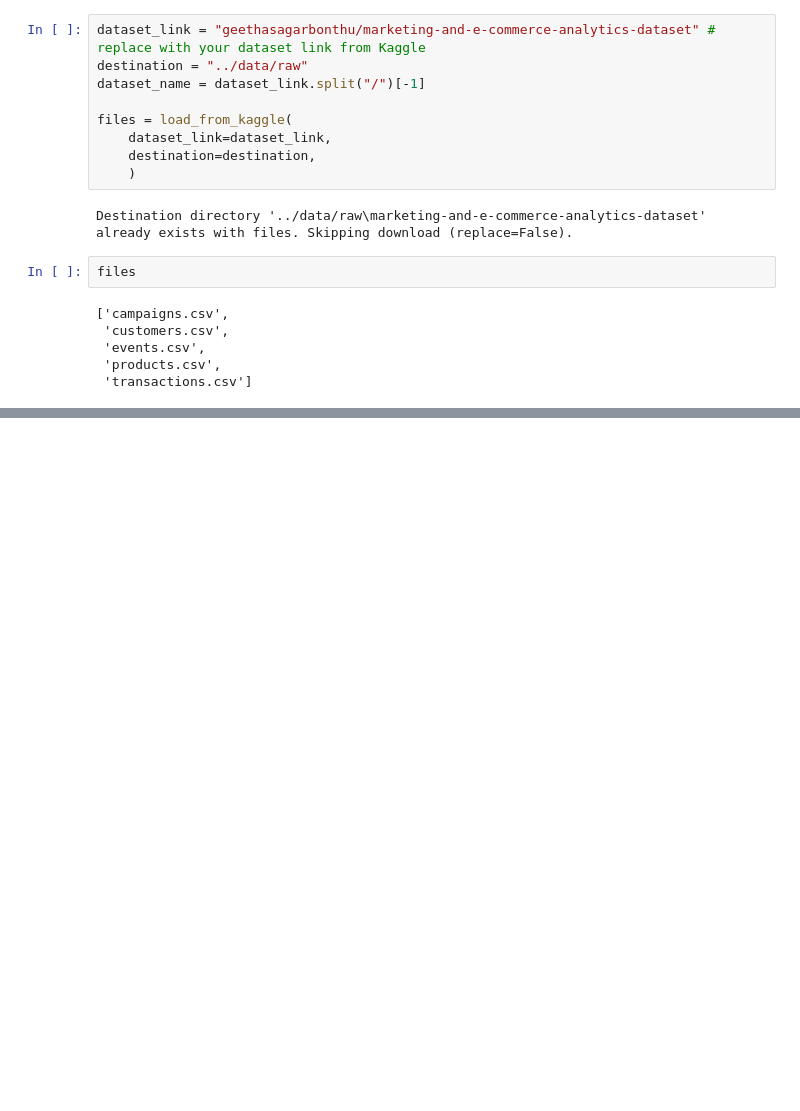
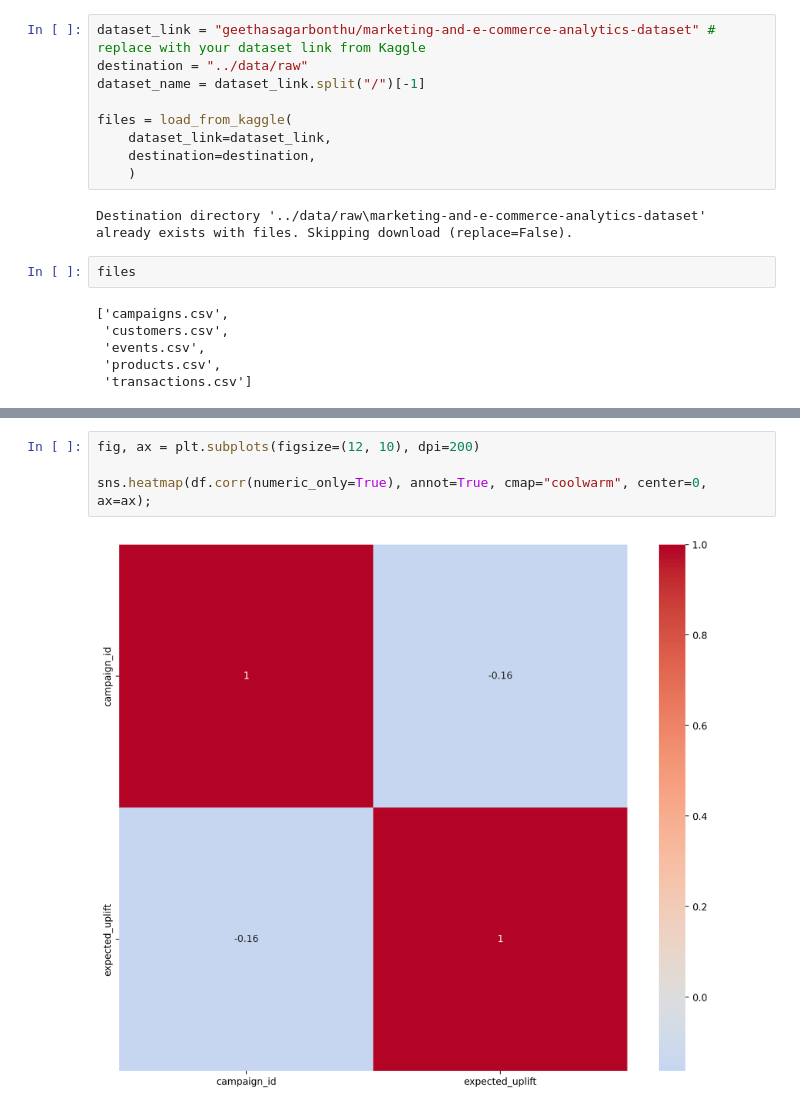
Before and after one commit to soldatkosv39-cpu/Svitlana-Soldatko, a Jupyter notebook: notebooks/01_E-Commerce Analytics.ipynb, the cells around one changed output, grey strips where cells are left out. Cells and saved outputs as stored; diff of their text form; blank space fills up the shorter version.

```diff
--- a/notebooks/01_E-Commerce Analytics.ipynb
+++ b/notebooks/01_E-Commerce Analytics.ipynb
@@ -121,3 +121,9 @@ display(transactions.head())
 | 2 | 3 | 2023-08-31 05:29:54 | 51818 | 1884.0 | 1 | 0.00 | 40.61 | ... |
 | 3 | 4 | 2022-06-26 20:33:46 | 18164 | 1114.0 | 2 | 0.15 | 68.76 | ... |
 | 4 | 5 | 2023-07-26 18:12:35 | 86915 | 408.0 | 1 | 0.00 | 14.64 | ... |
+# %%
+fig, ax = plt.subplots(figsize=(12, 10), dpi=200)
+
+sns.heatmap(df.corr(numeric_only=True), annot=True, cmap="coolwarm", center=0, ax=ax);
+# %% [output]
+[figure, added]
```
Also changed, not shown: parts of 17 cells of this notebook.
